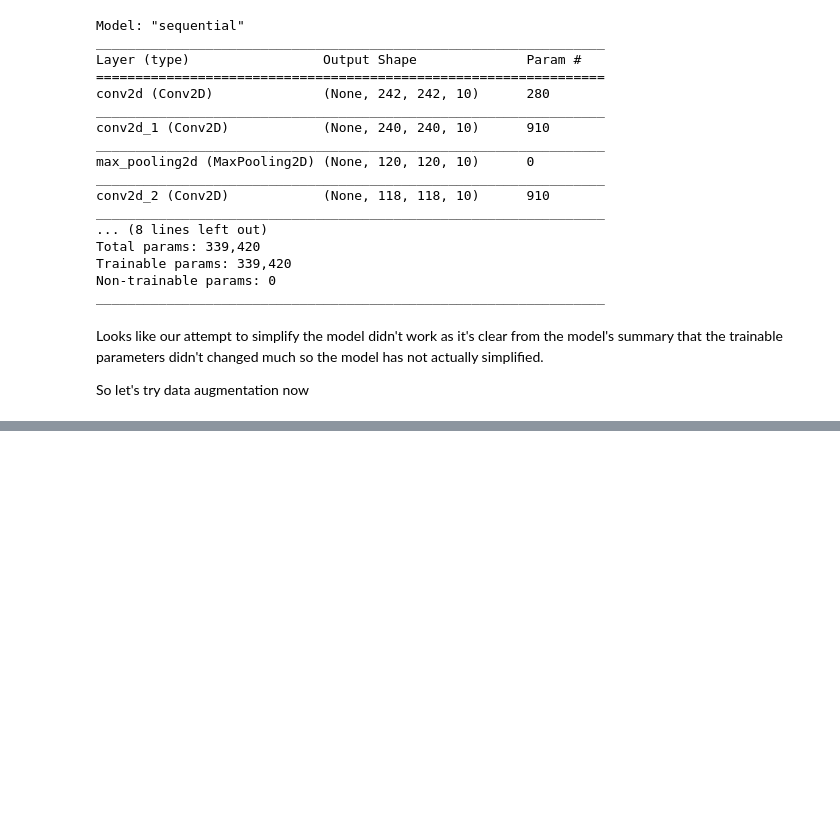
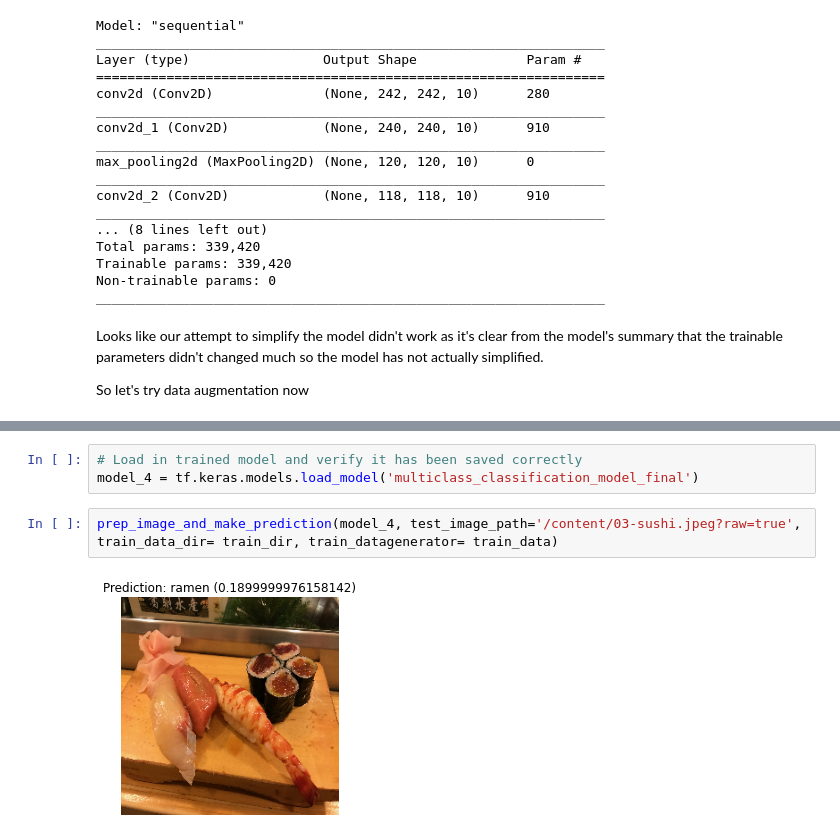
Before and after one commit to prakashabhishek/deep_learning_with_tensorflow, a Jupyter notebook: 05_CNN_multiclass_classification.ipynb, the cells around one changed output, grey strips where cells are left out. Saved outputs shown, nothing was run; the diff lists cells and outputs as text; blank space fills up the shorter version.

```diff
--- a/05_CNN_multiclass_classification.ipynb
+++ b/05_CNN_multiclass_classification.ipynb
@@ -200,0 +310,7 @@ So let's try data augmentation now
+# %%
+# Load in trained model and verify it has been saved correctly
+model_4 = tf.keras.models.load_model('multiclass_classification_model_final')
+# %%
+prep_image_and_make_prediction(model_4, test_image_path='/content/03-sushi.jpeg?raw=true', train_data_dir= train_dir, train_datagenerator= train_data)
+# %% [output]
+[figure, added]
```
Also changed, not shown: parts of 15 cells of this notebook, 2 other files.
